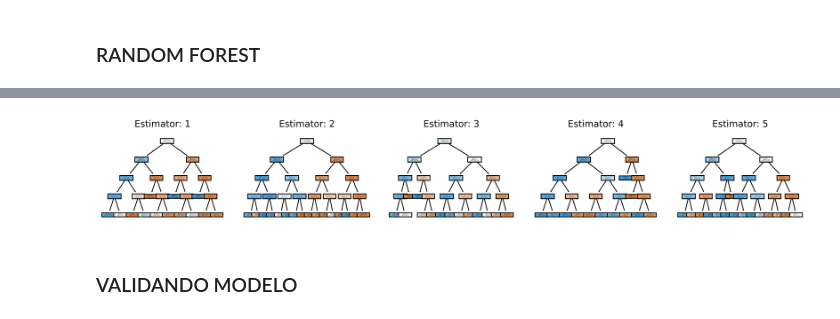
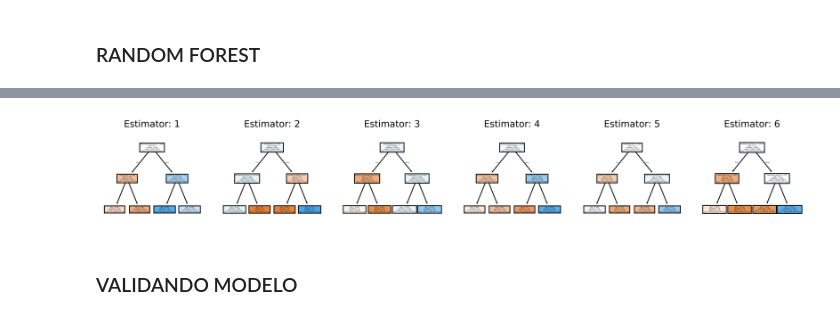
Before and after one commit to ddjsilva/data-science-fiap, a Jupyter notebook: fase-02-machine-learning/scr/ML_Indice_Ibovespa.ipynb, the cells around one changed output, grey strips where cells are left out. Saved outputs shown, nothing was run; the diff lists cells and outputs as text; code cells hidden in the pictures.

```diff
--- a/fase-02-machine-learning/scr/ML_Indice_Ibovespa.ipynb
+++ b/fase-02-machine-learning/scr/ML_Indice_Ibovespa.ipynb
@@ -444,12 +458,12 @@ df['sinal_cruzamento_mm'] = (df['mm5_abertura'] > df['mm15_abertura']).astype(in
 # %%
 # Criando Features de tendência
 df['tendencia_abertura'] = (df['Abertura'] > df['mm3_abertura']).astype(int)
-df['tendencia_ultimo'] = (df['Último'] > df['mm3_ultimo']).astype(int)
+df['tendencia_ultimo'] = (df['Último'] > df['mm3_fechamento']).astype(int)
 df['tendencia_abertura_pct'] = (df['Abertura'] - df['mm3_abertura']) / df['mm3_abertura']
 # %%
 # Criando Features com desvio padrão e volatilidade
 df['std5_abertura'] = df['Abertura'].rolling(window=5).std()
-df['volatilidade_3d'] = df['Último'].rolling(window=3).std()
+df['volatilidade_5d'] = df['Último'].rolling(window=5).std()
 df['volatilidade_intradiaria'] = (df['Máxima'] - df['Mínima']) / df['Abertura']
 # %%
 # Criando Features com a diferença absoluta da abertura em relação ao dia anterior
@@ -513,15 +543,15 @@ plt.show()
 # Separando variáveis indepentes e target
 
 x = df_derivadas[[
-    'retorno_abertura_5d',
+    'tendencia_ultimo',
     'tendencia_abertura',
-    'volatilidade_3d',
-    'gap_abertura',
-    'std5_abertura',
-    'mm5_abertura',
-    'mm15_abertura',
     'variação_dia',
-    'sinal_cruzamento_mm'
+#    'gap_abertura',
+    'fechamento_anterior',
+    'mm3_fechamento',
+    'retorno_fechamento_5d',
+    'volatilidade_5d',
+    'aumento_volume'
     ]]
 y= df_derivadas['Class']
 # %% [markdown]
@@ -630,6 +660,6 @@ Targets false na base de treino: 832
 # %%
 # Instanciando modelo
-rf = RandomForestClassifier(n_estimators=5, max_depth=4, random_state=42)
+rf = RandomForestClassifier(n_estimators=6, max_depth=2, random_state=42)
 # %%
 # Treinando modelo
 rf.fit(x_train, y_train)
@@ -649,20 +679,20 @@ Acurracy: 0.85
 # %%
 # Visualizando arvores de decisão do modelo
 class_names = ['Fechamento em alta', 'Fechamento em baixa']
 label_names = list(x.columns)
 
-fig, axes = plt.subplots(nrows=1, ncols=5, figsize=(15,2), dpi=800)
+fig, axes = plt.subplots(nrows=1, ncols=6, figsize=(15,2), dpi=800)
 
-for index in range(0,5):
+for index in range(0,6):
   tree.plot_tree(rf.estimators_[index],
                  feature_names=label_names,
                  class_names=class_names,
                  filled=True,
                  ax = axes[index]);
 
   axes[index].set_title('Estimator: ' + str(index+1), fontsize=11)
 # %% [output]
-[figure, old version]
+[figure, new version]
 # %% [markdown]
 ### VALIDANDO MODELO
 # %% [markdown]
```
Also changed, not shown: parts of 56 cells of this notebook.
